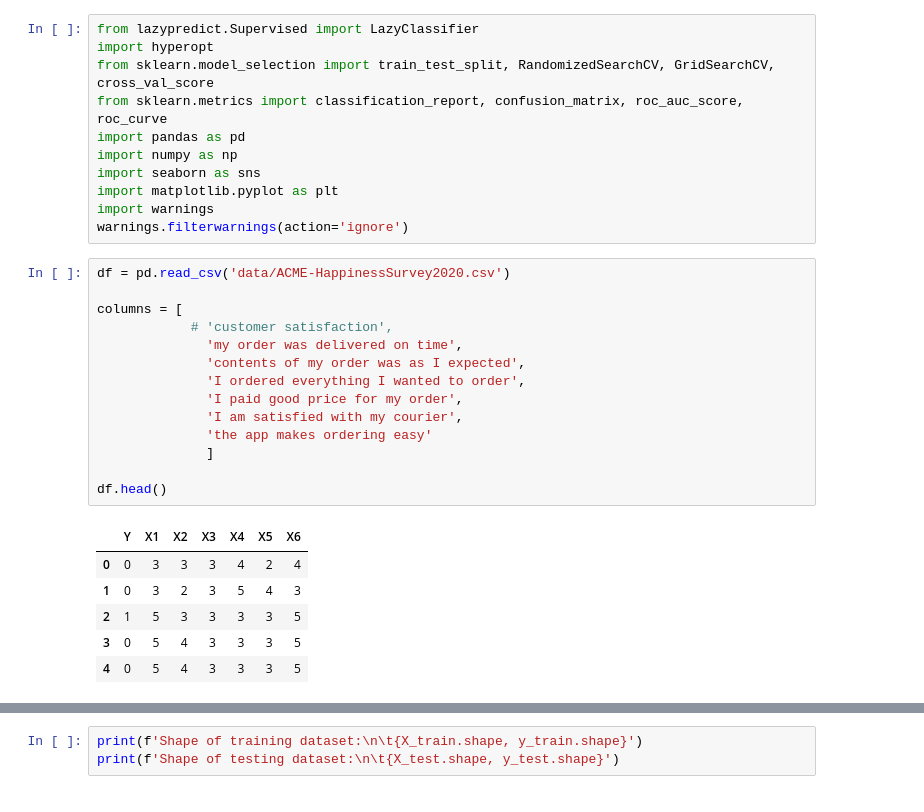
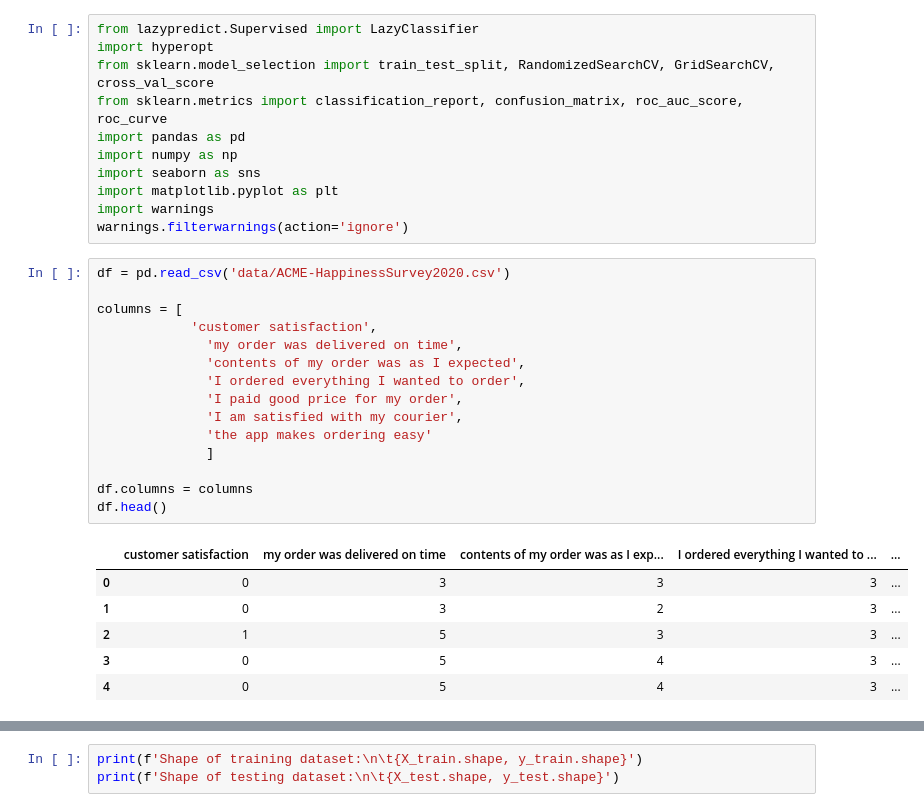
Before and after one commit to SmittyB00p/yAwe0UFmtLBhlMeG, a Jupyter notebook: models.ipynb, the cells around one changed output, grey strips where cells are left out. Saved outputs shown, nothing was run; the diff lists cells and outputs as text.

```diff
--- a/models.ipynb
+++ b/models.ipynb
@@ -19,22 +19,23 @@ warnings.filterwarnings(action='ignore')
 # %%
 df = pd.read_csv('data/ACME-HappinessSurvey2020.csv')
 
 columns = [
-            # 'customer satisfaction',
+            'customer satisfaction',
               'my order was delivered on time',
               'contents of my order was as I expected',
               'I ordered everything I wanted to order',
               'I paid good price for my order',
               'I am satisfied with my courier',
               'the app makes ordering easy'
               ]
 
+df.columns = columns
 df.head()
 # %% [output]
-|  | Y | X1 | X2 | X3 | X4 | X5 | X6 |
-| 0 | 0 | 3 | 3 | 3 | 4 | 2 | 4 |
-| 1 | 0 | 3 | 2 | 3 | 5 | 4 | 3 |
-| 2 | 1 | 5 | 3 | 3 | 3 | 3 | 5 |
-| 3 | 0 | 5 | 4 | 3 | 3 | 3 | 5 |
-| 4 | 0 | 5 | 4 | 3 | 3 | 3 | 5 |
+|  | customer satisfaction | my order was delivered on time | contents of my order was as I exp... | I ordered everything I wanted to ... | ... |
+| 0 | 0 | 3 | 3 | 3 | ... |
+| 1 | 0 | 3 | 2 | 3 | ... |
+| 2 | 1 | 5 | 3 | 3 | ... |
+| 3 | 0 | 5 | 4 | 3 | ... |
+| 4 | 0 | 5 | 4 | 3 | ... |
 # %%
```
Also changed, not shown: parts of 12 cells of this notebook, 6 other files.
